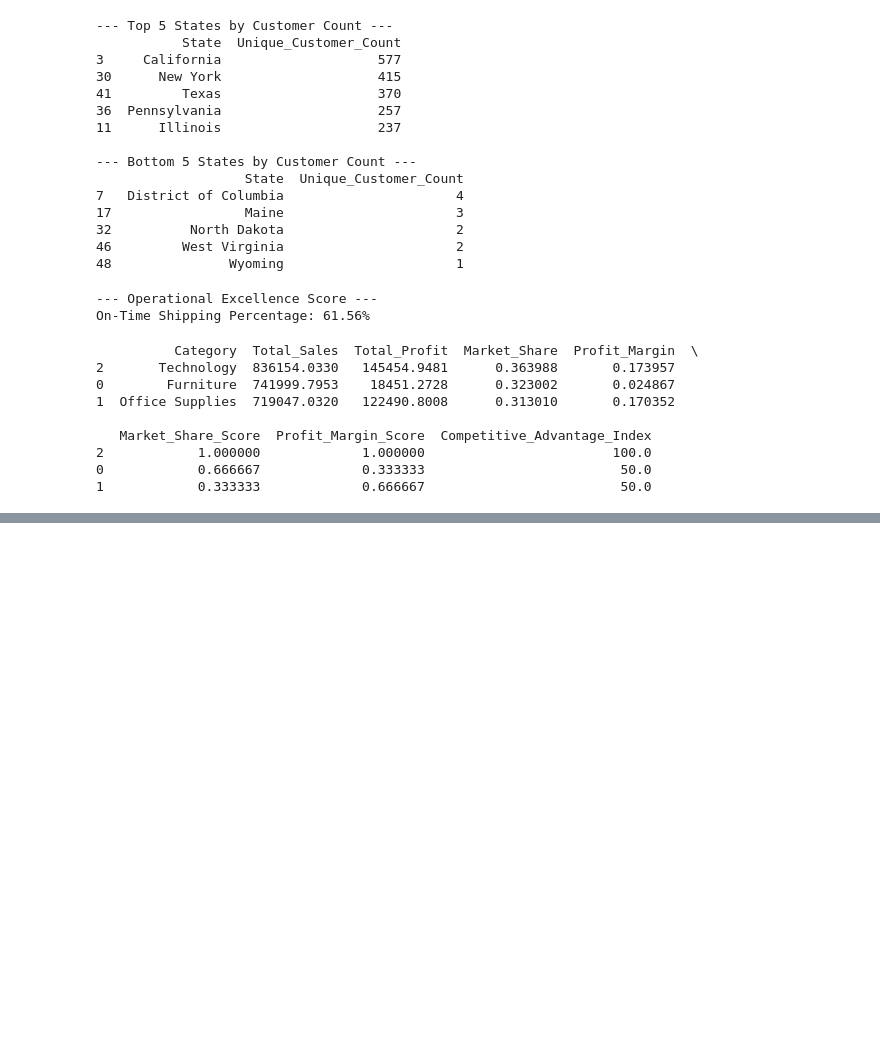
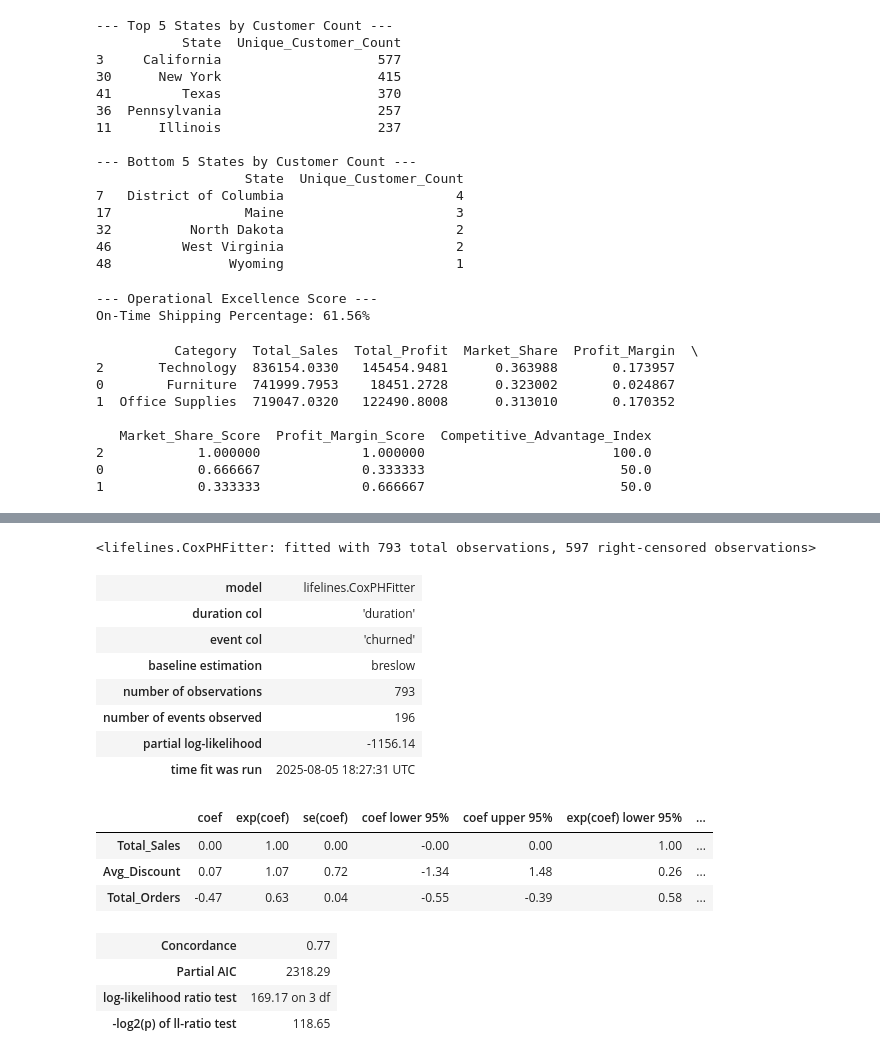
Before and after one commit to DivyanshuBITS/Machine-Learning-Project, a Jupyter notebook: Superstore.ipynb, the cells around one changed output, grey strips where cells are left out. Drawn from its saved outputs; the diff is of its cells as text; code cells hidden in the pictures; blank space fills up the shorter version.

```diff
--- a/Superstore.ipynb
+++ b/Superstore.ipynb
@@ -573,0 +616,25 @@ print(category_data.sort_values('Competitive_Advantage_Index', ascending=False))
+# %%
+# Cox Proportional Hazards Model - This model will tell us the effect of each feature on the likelihood of churn.
+cph = CoxPHFitter()
+cph.fit(customer_features[['duration', 'churned', 'Total_Sales', 'Avg_Discount', 'Total_Orders']], duration_col='duration', event_col='churned')
+# %% [output]
+<lifelines.CoxPHFitter: fitted with 793 total observations, 597 right-censored observations>
+# %%
+cph.print_summary()
+# %% [output]
+| model | lifelines.CoxPHFitter |
+| duration col | 'duration' |
+| event col | 'churned' |
+| baseline estimation | breslow |
+| number of observations | 793 |
+| number of events observed | 196 |
+| partial log-likelihood | -1156.14 |
+| time fit was run | 2025-08-05 18:27:31 UTC |
+|  | coef | exp(coef) | se(coef) | coef lower 95% | coef upper 95% | exp(coef) lower 95% | ... |
+| Total_Sales | 0.00 | 1.00 | 0.00 | -0.00 | 0.00 | 1.00 | ... |
+| Avg_Discount | 0.07 | 1.07 | 0.72 | -1.34 | 1.48 | 0.26 | ... |
+| Total_Orders | -0.47 | 0.63 | 0.04 | -0.55 | -0.39 | 0.58 | ... |
+| Concordance | 0.77 |
+| Partial AIC | 2318.29 |
+| log-likelihood ratio test | 169.17 on 3 df |
+| -log2(p) of ll-ratio test | 118.65 |
```
Also changed, not shown: parts of 37 cells of this notebook.
